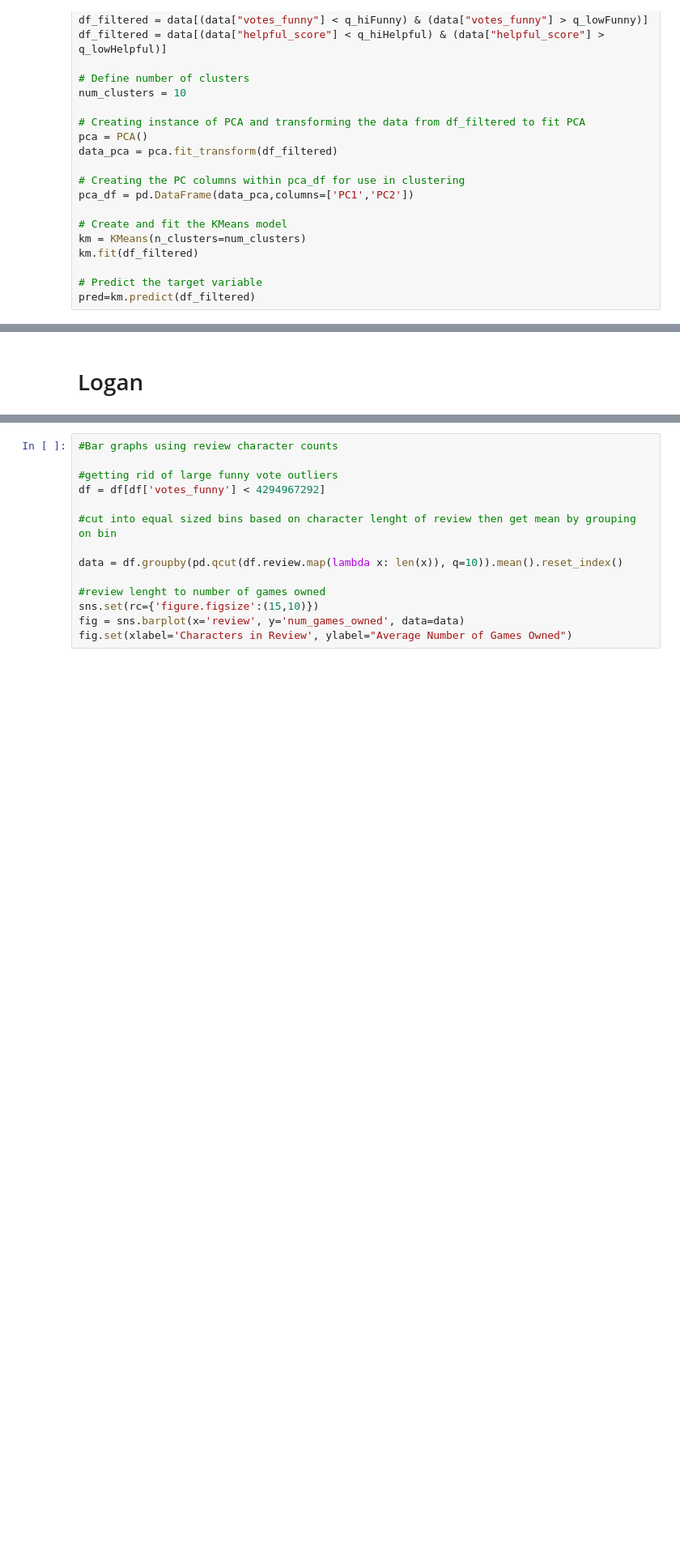
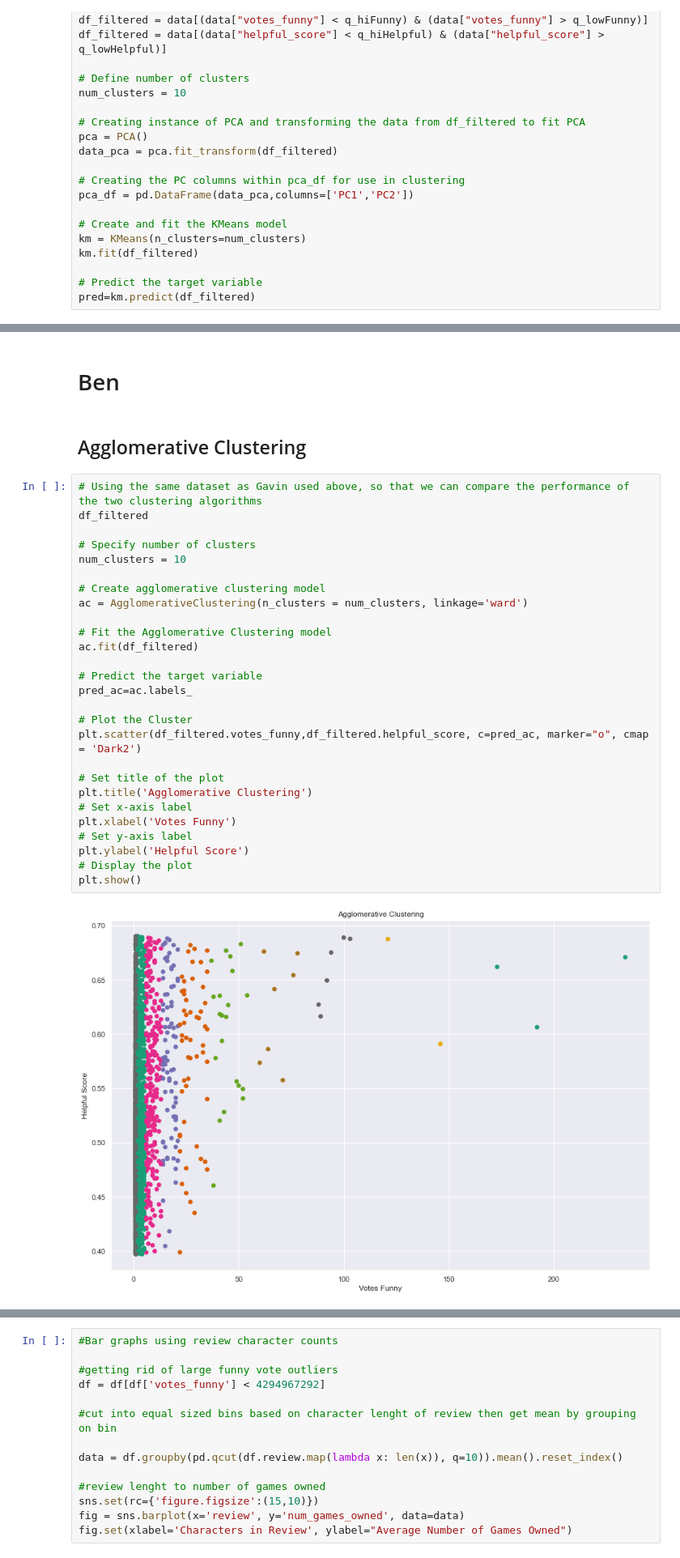
Before and after one commit to gfry99/453-Final-Project, a Jupyter notebook: 453-Final-Proj-PleaseCompile.ipynb, the cells around one changed output, grey strips where cells are left out. Shown: that part at 81% size. Cells and saved outputs as stored; diff of their text form; blank space fills up the shorter version.

```diff
--- a/453-Final-Proj-PleaseCompile.ipynb
+++ b/453-Final-Proj-PleaseCompile.ipynb
@@ -212,2 +222,33 @@ plt.show()
-# %% [markdown]
-# Logan
+# %% [markdown]
+# Ben
+# %% [markdown]
+## Agglomerative Clustering
+# %%
+# Using the same dataset as Gavin used above, so that we can compare the performance of the two clustering algorithms
+df_filtered
+
+# Specify number of clusters
+num_clusters = 10
+
+# Create agglomerative clustering model
+ac = AgglomerativeClustering(n_clusters = num_clusters, linkage='ward')
+
+# Fit the Agglomerative Clustering model
+ac.fit(df_filtered)
+
+# Predict the target variable
+pred_ac=ac.labels_
+
+# Plot the Cluster
+plt.scatter(df_filtered.votes_funny,df_filtered.helpful_score, c=pred_ac, marker="o", cmap = 'Dark2')
+
+# Set title of the plot
+plt.title('Agglomerative Clustering')
+# Set x-axis label
+plt.xlabel('Votes Funny')
+# Set y-axis label
+plt.ylabel('Helpful Score')
+# Display the plot
+plt.show()
+# %% [output]
+[figure, added]
```
Also changed, not shown: parts of 28 cells of this notebook.
